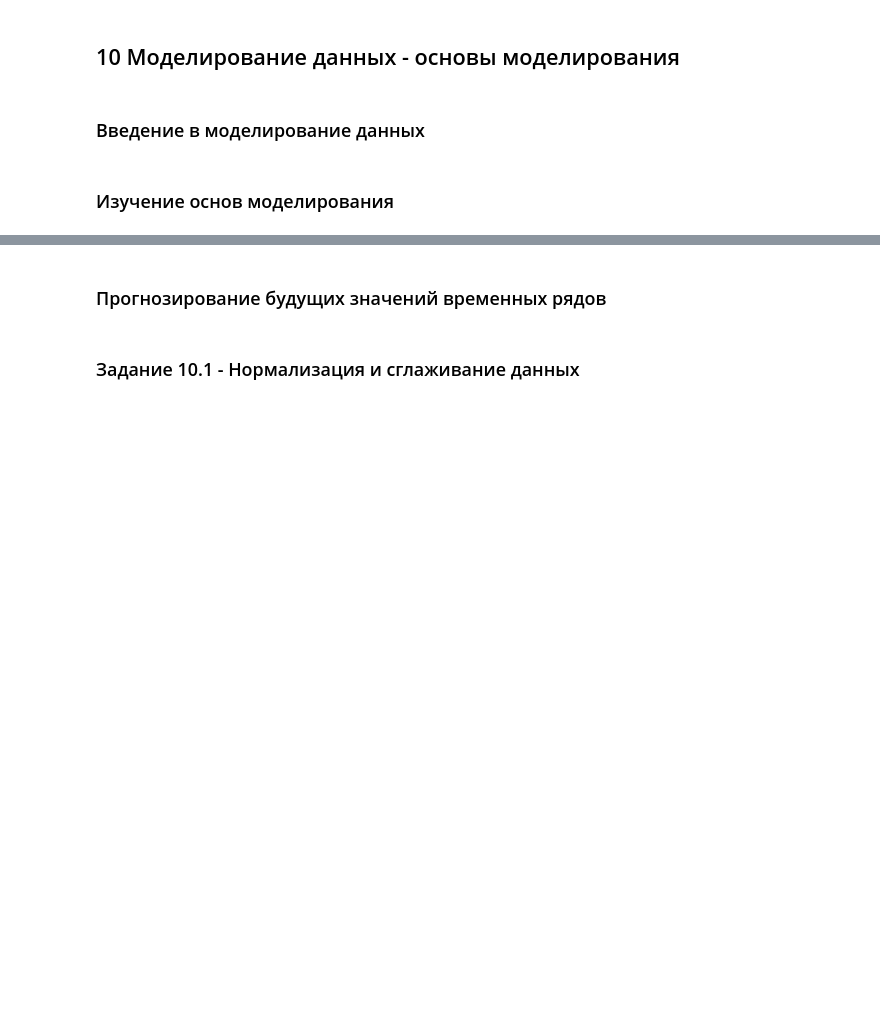
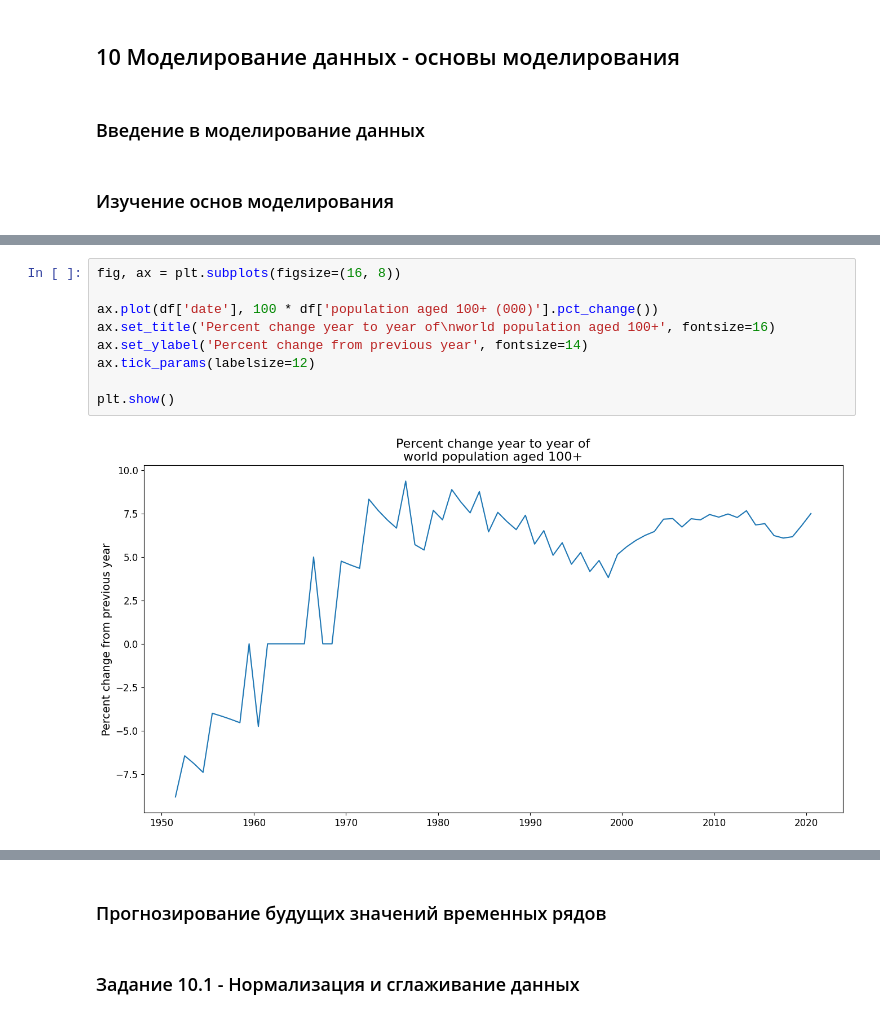
Before and after one commit to rgenius-ru/pandas_lessons, a Jupyter notebook: lessons/Pandas_for_Data_Engineering/part3.ipynb, the cells around one changed output, grey strips where cells are left out. Saved outputs shown, nothing was run; the diff lists cells and outputs as text; blank space fills up the shorter version.

```diff
--- a/lessons/Pandas_for_Data_Engineering/part3.ipynb
+++ b/lessons/Pandas_for_Data_Engineering/part3.ipynb
@@ -1393,0 +1515,11 @@ scaled_train.describe().T
+# %%
+fig, ax = plt.subplots(figsize=(16, 8))
+
+ax.plot(df['date'], 100 * df['population aged 100+ (000)'].pct_change())
+ax.set_title('Percent change year to year of\nworld population aged 100+', fontsize=16)
+ax.set_ylabel('Percent change from previous year', fontsize=14)
+ax.tick_params(labelsize=12)
+
+plt.show()
+# %% [output]
+[figure, added]
```
Also changed, not shown: parts of 21 cells of this notebook.
